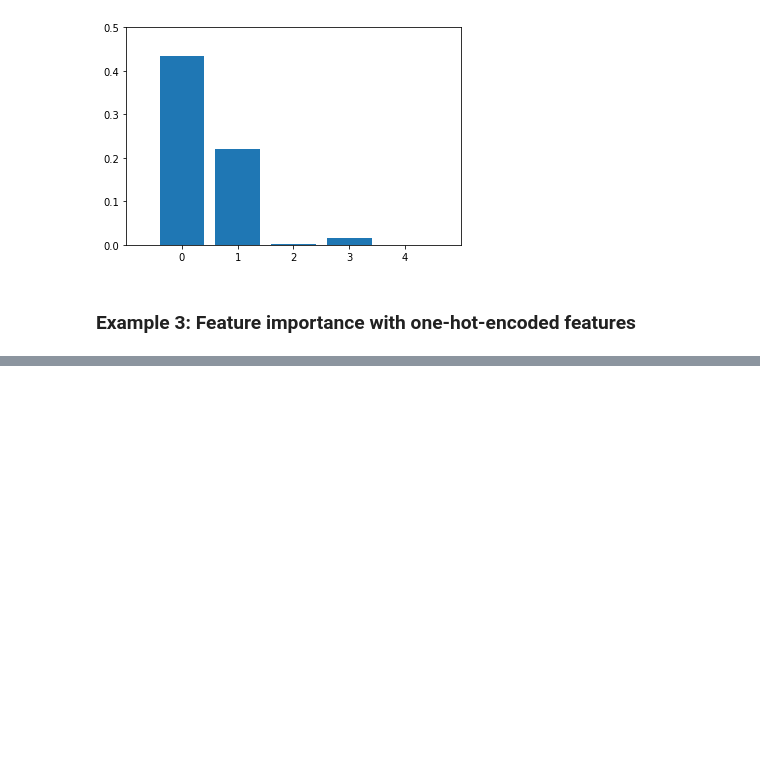
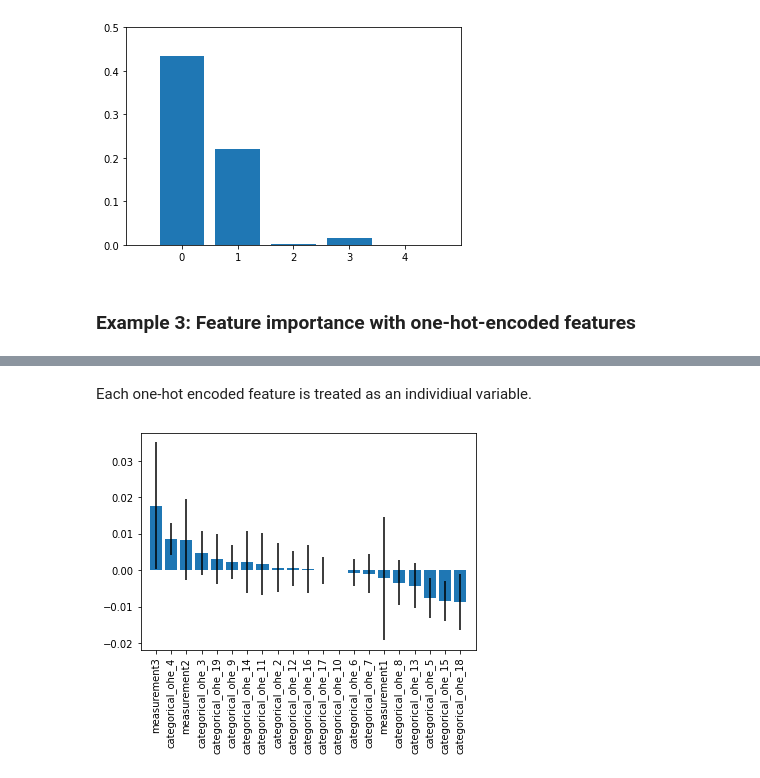
Before and after one commit to SamanAshtiani/feature_importance_permutation, a Jupyter notebook: feature_imprtance_permutation.ipynb, the cells around one changed output, grey strips where cells are left out. Cells and saved outputs as stored; diff of their text form; code cells hidden in the pictures; blank space fills up the shorter version.

Commit message:
feature importance for one-hot-encoded features

```diff
--- a/feature_imprtance_permutation.ipynb
+++ b/feature_imprtance_permutation.ipynb
@@ -202,0 +238,19 @@ plt.show()
+# %%
+df_X_train, df_X_test, df_y_train, df_y_test = train_test_split(
+     df_X, df_y, test_size=0.33, random_state=42, stratify=df_y)
+# %%
+from sklearn.preprocessing import OneHotEncoder
+import numpy as np
+
+
+ohe = OneHotEncoder(drop='first')
+ohe.fit(df_X_train[['categorical']])
+
+df_X_train_ohe = df_X_train.drop(columns=['categorical'])
+df_X_test_ohe = df_X_test.drop(columns=['categorical'])
+
+ohe_train = np.asarray(ohe.transform(df_X_train[['categorical']]).todense())
+ohe_test = np.asarray(ohe.transform(df_X_test[['categorical']]).todense())
+
+X_train_ohe = np.hstack((df_X_train_ohe.values, ohe_train))
+X_test_ohe = np.hstack((df_X_test_ohe.values, ohe_test))
@@ -202,0 +303,31 @@ plt.show()
+# %% [markdown]
+Each one-hot encoded feature is treated as an individiual variable.
+# %%
+from mlxtend.evaluate import feature_importance_permutation
+
+imp_vals, imp_all = feature_importance_permutation(
+    predict_method=model.predict,
+    X=X_test_ohe,
+    y=df_y_test.values,
+    metric='accuracy',
+    num_rounds=50,
+    seed=1)
+feat_names_with_ohe = ['measurement1', 'measurement2', 'measurement3'] \
+    + [f'categorical_ohe_{i}' for i in range(2, 20)]
+%matplotlib inline
+import matplotlib.pyplot as plt
+
+
+std = np.std(imp_all, axis=1)
+indices = np.argsort(imp_vals)[::-1]
+
+plt.figure()
+#plt.title("Feature importance via permutation importance w. std. dev.")
+plt.bar(range(len(feat_names_with_ohe)), imp_vals[indices],
+        yerr=std[indices])
+plt.xticks(range(len(feat_names_with_ohe)),
+           np.array(feat_names_with_ohe)[indices], rotation=90)
+plt.xlim([-1, len(feat_names_with_ohe)])
+plt.show()
+# %% [output]
+[figure, added]
```
Also changed, not shown: parts of 9 cells of this notebook.
